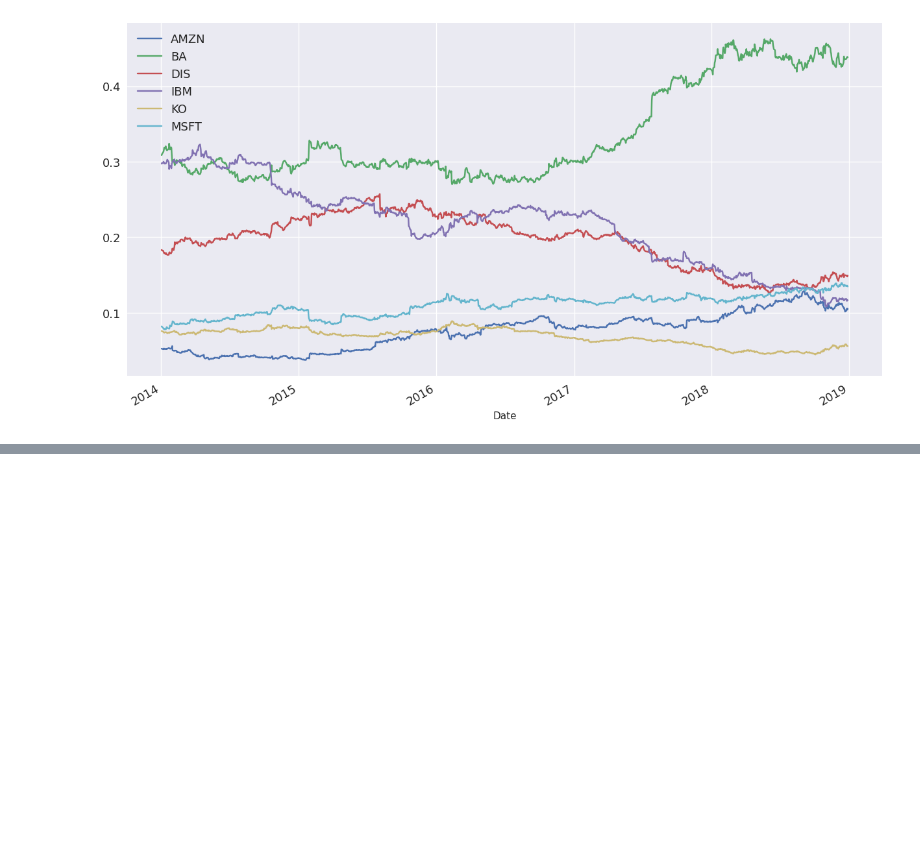
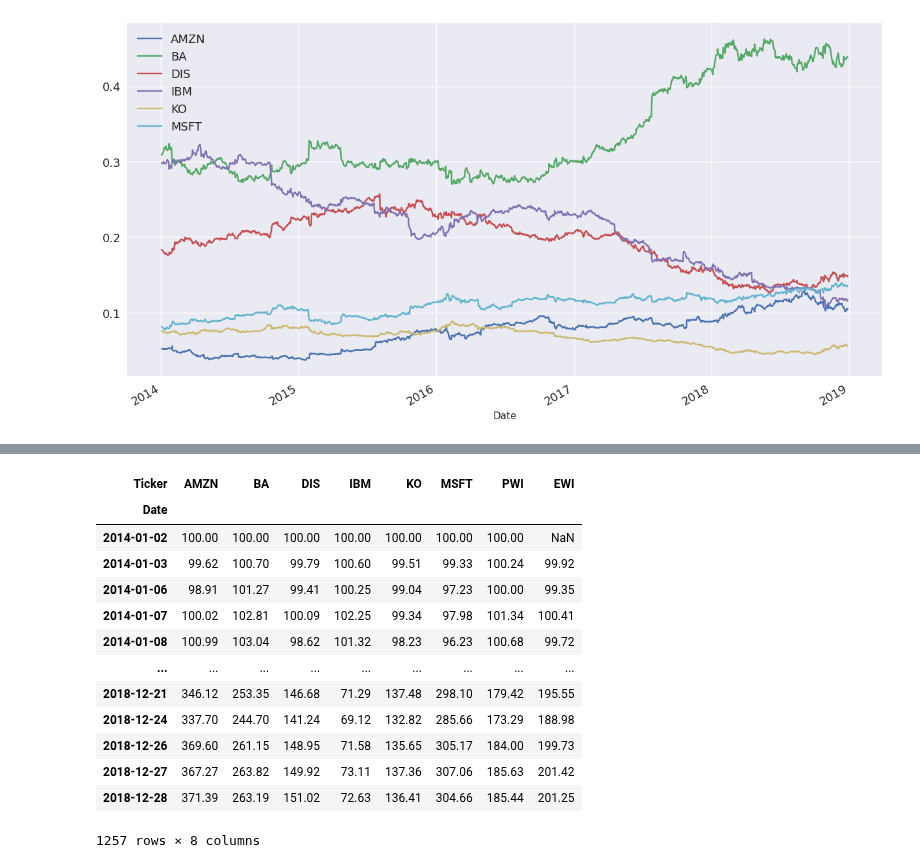
Before and after one commit to JamieW365/finance_projects, a Jupyter notebook: notebooks/stock_indexing.ipynb, the cells around one changed output, grey strips where cells are left out. Drawn from its saved outputs; the diff is of its cells as text; code cells hidden in the pictures; blank space fills up the shorter version.

```diff
--- a/notebooks/stock_indexing.ipynb
+++ b/notebooks/stock_indexing.ipynb
@@ -183,0 +242,18 @@ plt.show()
+# %%
+norm["EWI"] = ret.Mean_ret.add(1).cumprod().mul(100)
+norm
+# %% [output]
+| Ticker | AMZN | BA | DIS | IBM | KO | MSFT | PWI | EWI |
+| Date |  |  |  |  |  |  |  |  |
+| 2014-01-02 | 100.00 | 100.00 | 100.00 | 100.00 | 100.00 | 100.00 | 100.00 | NaN |
+| 2014-01-03 | 99.62 | 100.70 | 99.79 | 100.60 | 99.51 | 99.33 | 100.24 | 99.92 |
+| 2014-01-06 | 98.91 | 101.27 | 99.41 | 100.25 | 99.04 | 97.23 | 100.00 | 99.35 |
+| 2014-01-07 | 100.02 | 102.81 | 100.09 | 102.25 | 99.34 | 97.98 | 101.34 | 100.41 |
+| 2014-01-08 | 100.99 | 103.04 | 98.62 | 101.32 | 98.23 | 96.23 | 100.68 | 99.72 |
+| ... | ... | ... | ... | ... | ... | ... | ... | ... |
+| 2018-12-21 | 346.12 | 253.35 | 146.68 | 71.29 | 137.48 | 298.10 | 179.42 | 195.55 |
+| 2018-12-24 | 337.70 | 244.70 | 141.24 | 69.12 | 132.82 | 285.66 | 173.29 | 188.98 |
+| 2018-12-26 | 369.60 | 261.15 | 148.95 | 71.58 | 135.65 | 305.17 | 184.00 | 199.73 |
+| 2018-12-27 | 367.27 | 263.82 | 149.92 | 73.11 | 137.36 | 307.06 | 185.63 | 201.42 |
+| 2018-12-28 | 371.39 | 263.19 | 151.02 | 72.63 | 136.41 | 304.66 | 185.44 | 201.25 |
+1257 rows × 8 columns
```
Also changed, not shown: parts of 7 cells of this notebook.
